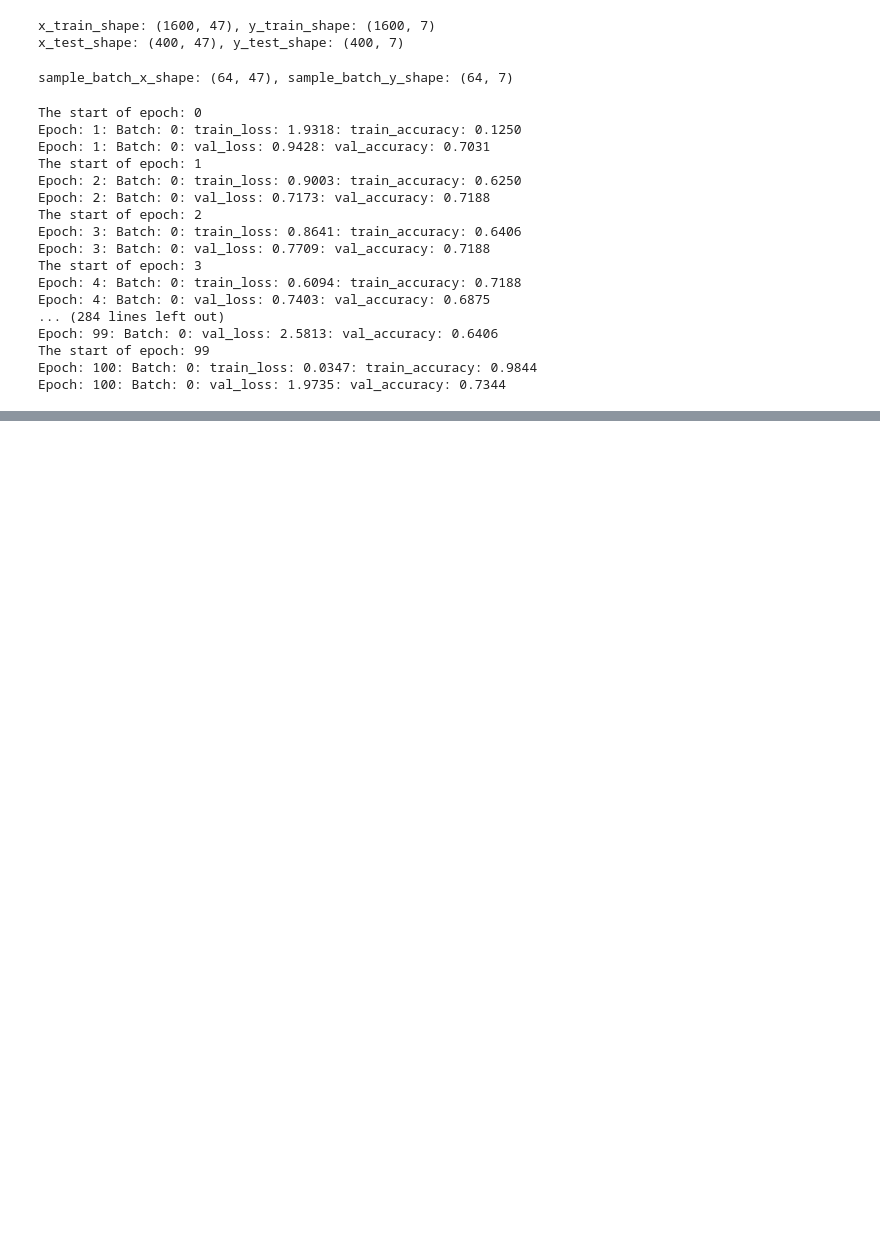
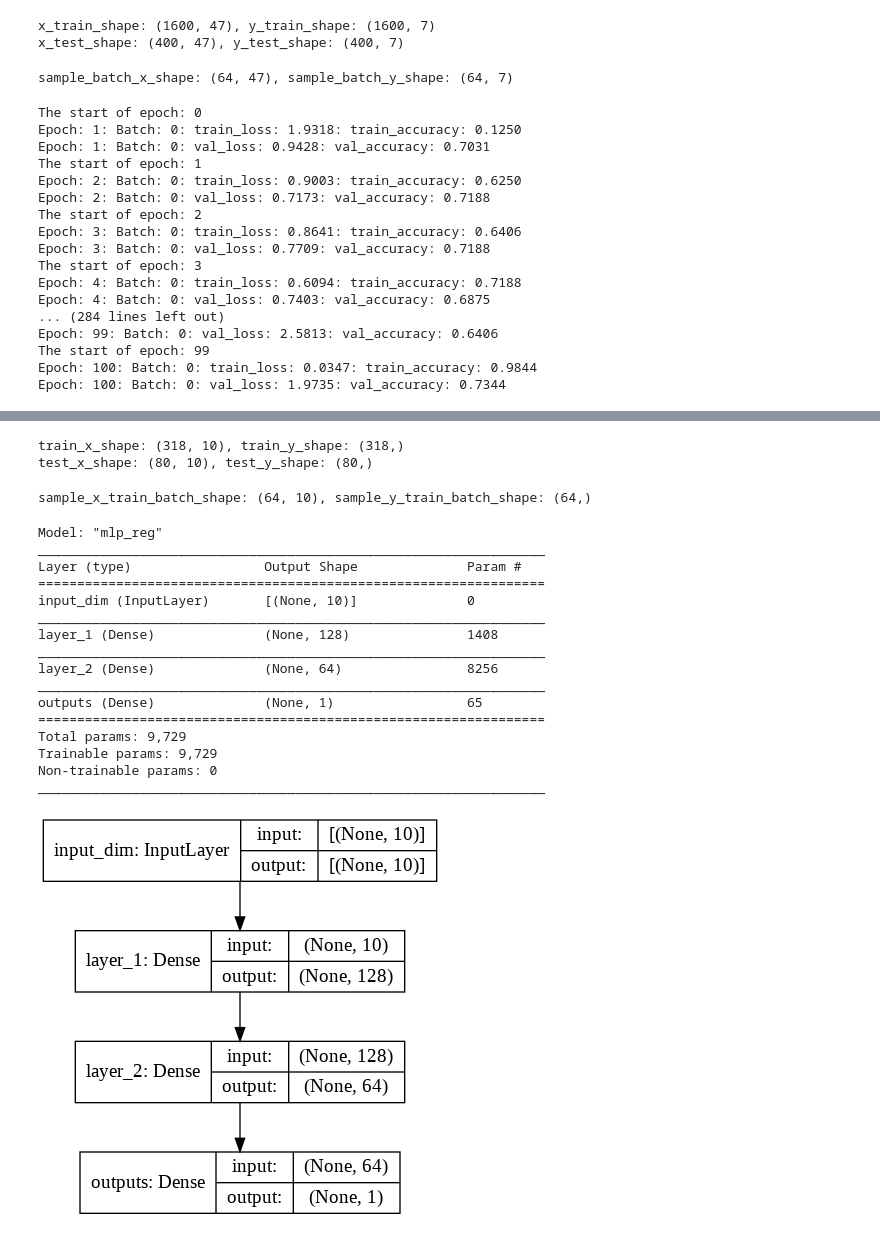
Before and after one commit to martinpius/Applied-Predictive-Modeling2, a Jupyter notebook: Sparks_Recarp.ipynb, the cells around one changed output, grey strips where cells are left out. Cells and saved outputs as stored; diff of their text form; code cells hidden in the pictures; blank space fills up the shorter version.

```diff
--- a/Sparks_Recarp.ipynb
+++ b/Sparks_Recarp.ipynb
@@ -998,0 +1165,4 @@ Epoch: 100: Batch: 0: val_loss: 1.9735: val_accuracy: 0.7344
+# %%
+cols = ['displacement','horsepower','weight','acceleration','efficiency']
+for col in cols:
+  vehicles[col] = zscore(vehicles[col])
@@ -998,0 +1181,5 @@ Epoch: 100: Batch: 0: val_loss: 1.9735: val_accuracy: 0.7344
+# %%
+#get the covsriates/predictors:
+predictors = vehicles.drop(['mpg','origin','name'], axis = 1)
+# %%
+predictors = pd.concat([predictors, origin_cat], axis = 1)
@@ -998,0 +1207,2 @@ Epoch: 100: Batch: 0: val_loss: 1.9735: val_accuracy: 0.7344
+# %%
+predictors = predictors.values
@@ -998,0 +1238,5 @@ Epoch: 100: Batch: 0: val_loss: 1.9735: val_accuracy: 0.7344
+# %%
+print(f"train_x_shape: {x_train.shape}, train_y_shape: {y_train.shape}\ntest_x_shape: {x_test.shape}, test_y_shape: {y_test.shape}")
+# %% [output]
+train_x_shape: (318, 10), train_y_shape: (318,)
+test_x_shape: (80, 10), test_y_shape: (80,)
@@ -998,0 +1252,31 @@ Epoch: 100: Batch: 0: val_loss: 1.9735: val_accuracy: 0.7344
+# %%
+print(f"sample_x_train_batch_shape: {x_train_batch.shape}, sample_y_train_batch_shape: {y_train_batch.shape}")
+# %% [output]
+sample_x_train_batch_shape: (64, 10), sample_y_train_batch_shape: (64,)
+# %%
+#Build a simpe mlp for regression:
+inputs = tf.keras.Input(shape = (predictors.shape[1],), name = 'input_dim')
+x = tf.keras.layers.Dense(units = 128, kernel_initializer = 'random_normal', activation = 'relu', name = 'layer_1')(inputs)
+x = tf.keras.layers.Dense(units = 64, kernel_initializer = 'random_normal', activation = 'relu', name = 'layer_2')(x)
+outputs = tf.keras.layers.Dense(units = 1, name = 'outputs')(x)
+model = tf.keras.Model(inputs = inputs, outputs = outputs, name = 'mlp_reg')
+model.summary()
+tf.keras.utils.plot_model(model = model, to_file = 'mlp_reg.png', show_shapes = True)
+# %% [output]
+Model: "mlp_reg"
+_________________________________________________________________
+Layer (type)                 Output Shape              Param #
+=================================================================
+input_dim (InputLayer)       [(None, 10)]              0
+_________________________________________________________________
+layer_1 (Dense)              (None, 128)               1408
+_________________________________________________________________
+layer_2 (Dense)              (None, 64)                8256
+_________________________________________________________________
+outputs (Dense)              (None, 1)                 65
+=================================================================
+Total params: 9,729
+Trainable params: 9,729
+Non-trainable params: 0
+_________________________________________________________________
+[figure, added]
```
Also changed, not shown: parts of 63 cells of this notebook.
